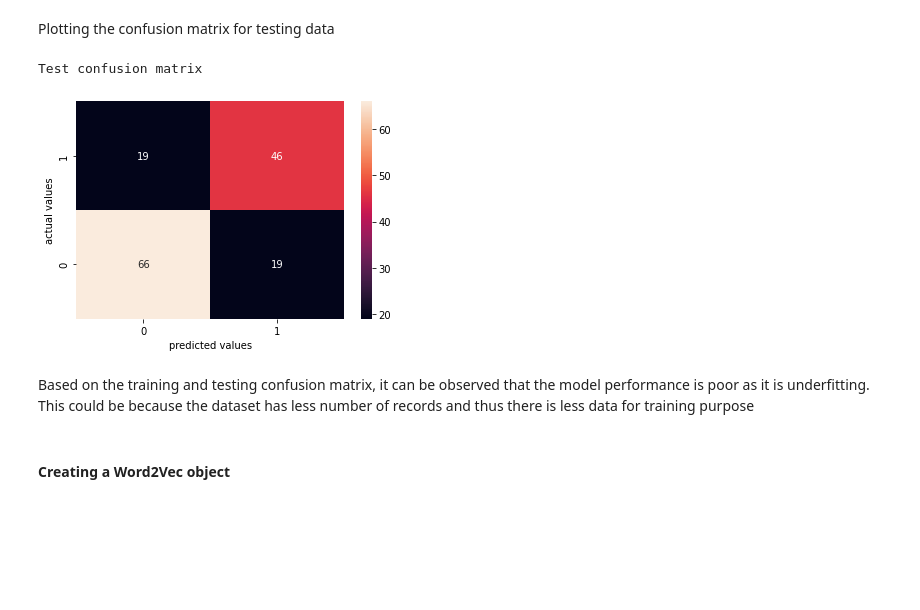
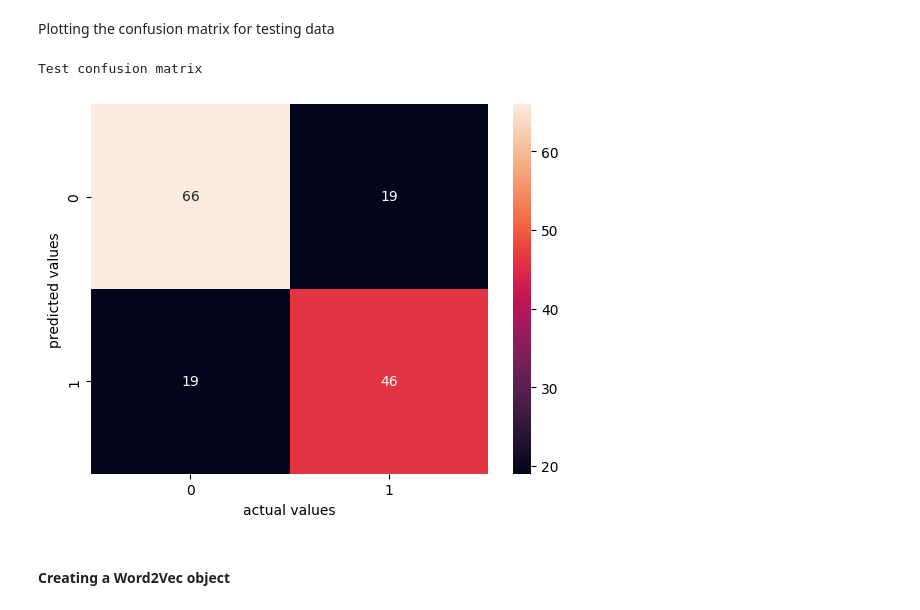
Before and after one commit to nipun1992/Restaurant-Review-Sentiment-Analysis, a Jupyter notebook: NLP Assignment Problem Statement 50 - Restaurant Review.ipynb, the cells around one changed output. Saved outputs shown, nothing was run; the diff lists cells and outputs as text; code cells hidden in the pictures; blank space fills up the shorter version.

Commit message:
Corrected the display of confusion matrix

```diff
--- a/NLP Assignment Problem Statement 50 - Restaurant Review.ipynb
+++ b/NLP Assignment Problem Statement 50 - Restaurant Review.ipynb
@@ -789,15 +784,12 @@ Plotting the confusion matrix for testing data
 # %%
 print("Test confusion matrix")
 ax = sns.heatmap(confusion_matrix(df_test_TfIdf.Liked, predictusingbestt(y_test_pred_TfIdf_best_Hyperparameter, best_t_TfIdf)),annot=True,fmt='d')
-ax.set_ylim([0,2])
-plt.ylabel('actual values')
-plt.xlabel('predicted values')
+plt.xlabel('actual values')
+plt.ylabel('predicted values')
 plt.show()
 # %% [output]
 Test confusion matrix
-[figure, old version]
+[figure, new version]
-# %% [markdown]
-Based on the training and testing confusion matrix, it can be observed that the model performance is poor as it is underfitting. This could be because the dataset has less number of records and thus there is less data for training purpose
 # %% [markdown]
 #### Creating a Word2Vec object
 # %% [markdown]
```
Also changed, not shown: parts of 24 cells of this notebook.
